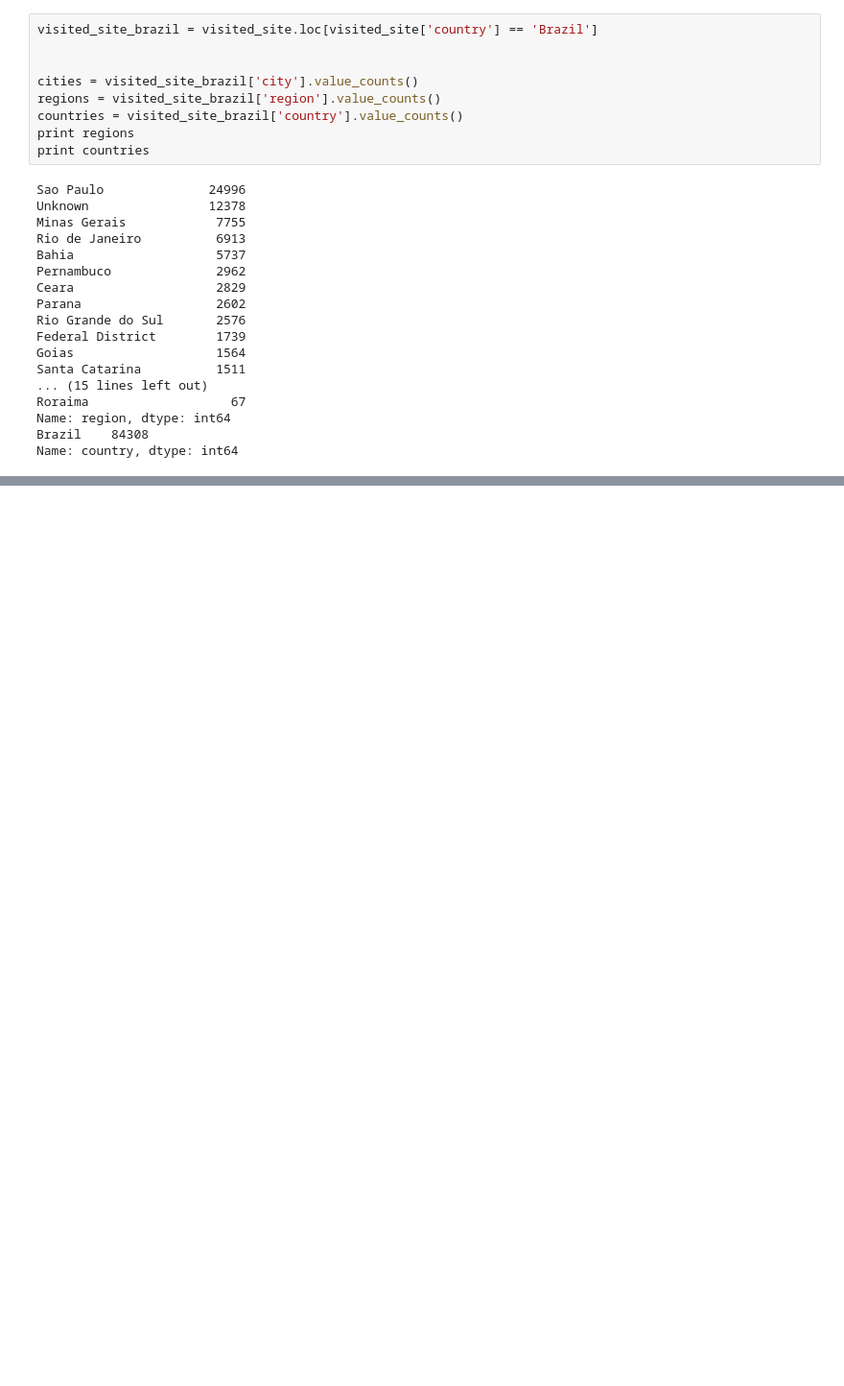
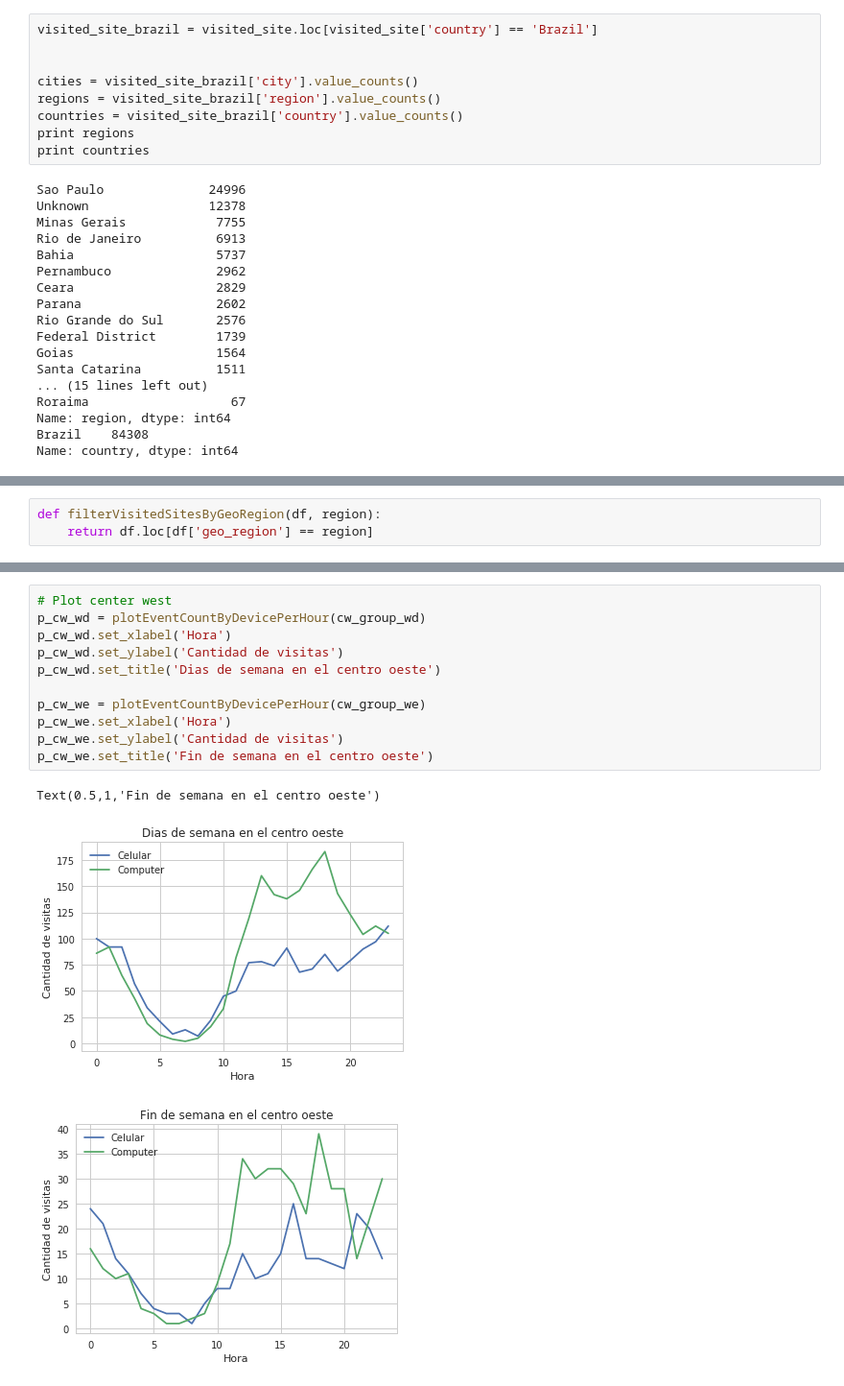
Before and after one commit to gabyrobles93/7506-TP1-Trocafone, a Jupyter notebook: analisis_so_y_dispositivos.ipynb, the cells around one changed output, grey strips where cells are left out. Shown at 96% size. Drawn from its saved outputs; the diff is of its cells as text; blank space fills up the shorter version.

```diff
--- a/analisis_so_y_dispositivos.ipynb
+++ b/analisis_so_y_dispositivos.ipynb
@@ -713,0 +796,3 @@ devices_per_region.head(20)
+# %%
+def filterVisitedSitesByGeoRegion(df, region):
+    return df.loc[df['geo_region'] == region]
@@ -713,0 +937,15 @@ devices_per_region.head(20)
+# %%
+# Plot center west
+p_cw_wd = plotEventCountByDevicePerHour(cw_group_wd)
+p_cw_wd.set_xlabel('Hora')
+p_cw_wd.set_ylabel('Cantidad de visitas')
+p_cw_wd.set_title('Dias de semana en el centro oeste')
+
+p_cw_we = plotEventCountByDevicePerHour(cw_group_we)
+p_cw_we.set_xlabel('Hora')
+p_cw_we.set_ylabel('Cantidad de visitas')
+p_cw_we.set_title('Fin de semana en el centro oeste')
+# %% [output]
+Text(0.5,1,'Fin de semana en el centro oeste')
+[figure, added]
+[figure, added]
```
Also changed, not shown: parts of 21 cells of this notebook.
